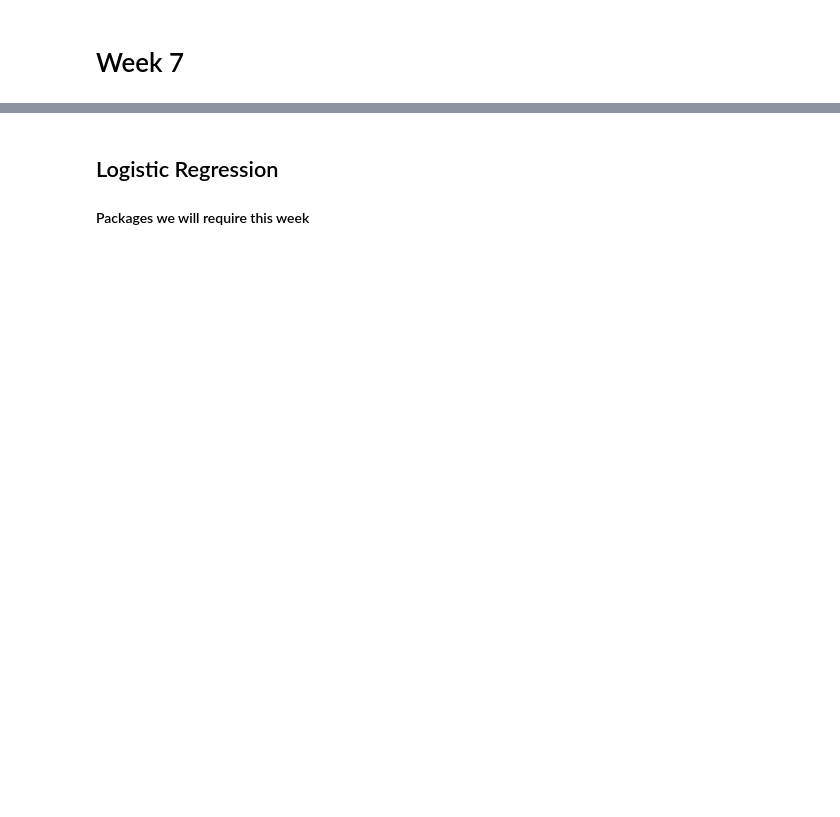
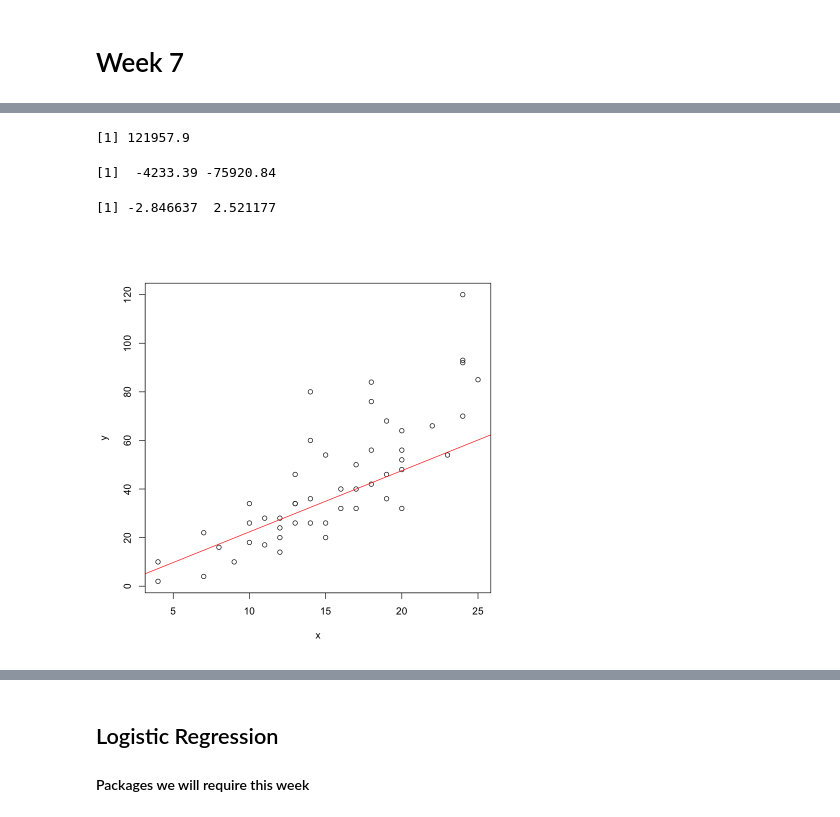
Before and after one commit to STAT380/week7, a Jupyter notebook: logisticRegression.ipynb, the cells around one changed output, grey strips where cells are left out. Cells and saved outputs as stored; diff of their text form; code cells hidden in the pictures; blank space fills up the shorter version.

```diff
--- a/logisticRegression.ipynb
+++ b/logisticRegression.ipynb
@@ -2,0 +37,45 @@
+# %%
+Loss <- function(b, x, y){
+    squares <- (y - b[1] - b[2]*x)^2
+    return(sum(squares))
+}
+b <- rnorm(2)
+Loss(b, cars$speed, cars$dist)
+# %% [output]
+[1] 121957.9
+# %%
+grad <- function(b, Loss, x, y, eps=1e-5){
+    b0_up <- Loss(c(b[1] + eps, b[2]), x, y)
+    b0_dn <- Loss(c(b[1] - eps, b[2]), x, y)
+
+    b1_up <- Loss(c(b[1], b[2] + eps), x, y)
+    b1_dn <- Loss(c(b[1], b[2] - eps), x, y)
+
+    grad_b0 <- (b0_up - b0_dn) / (2 * eps)
+    grad_b1 <- (b1_up - b1_dn) / (2 * eps)
+
+    return(c(grad_b0, grad_b1))
+}
+
+grad(b, Loss, cars$speed, cars$dist)
+# %% [output]
+[1]  -4233.39 -75920.84
+# %%
+step <- 1000
+L <- rep(NA, step)
+eta <- 1e-7
+b <- 10 * rnorm(2)
+x <- cars$speed
+y <- cars$dist
+
+for (i in 1:step){
+    b <- b - eta * grad(b, Loss, x, y)
+    L[i] <- Loss(b, x, y)
+}
+# %%
+b
+plot(y ~ x, cars)
+abline(b, col="red")
+# %% [output]
+[1] -2.846637  2.521177
+[figure, added]
```
Also changed, not shown: parts of 25 cells of this notebook, 2 other files.
